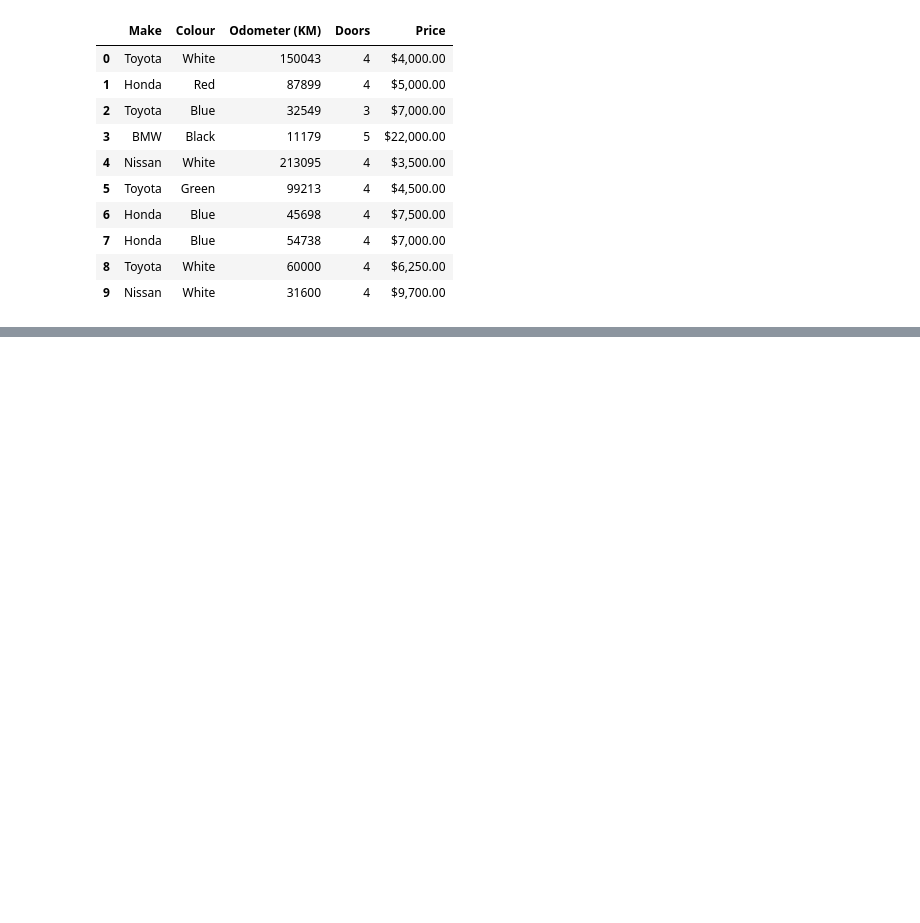
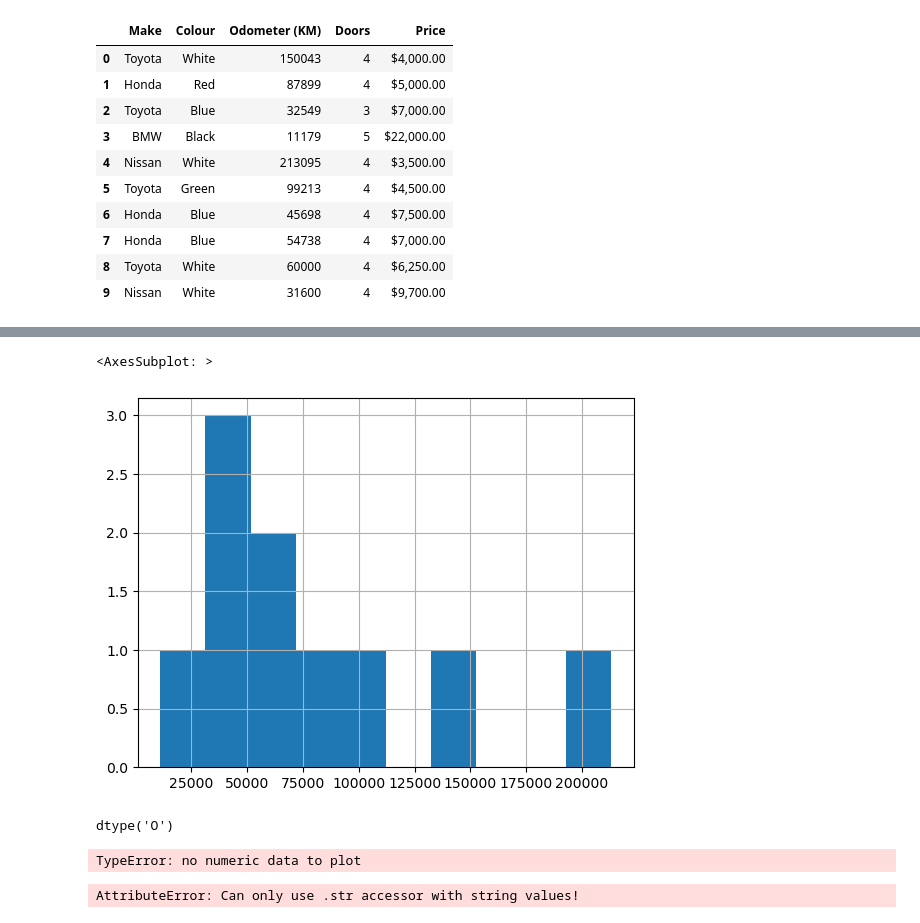
Before and after one commit to ihouwat/zero-to-mastery-ml, a Jupyter notebook: 001_pandas/introduction-to-pandas.ipynb, the cells around one changed output, grey strips where cells are left out. Saved outputs shown, nothing was run; the diff lists cells and outputs as text; code cells hidden in the pictures; blank space fills up the shorter version.

Commit message:
viewing and selecting data in pandas

```diff
--- a/001_pandas/introduction-to-pandas.ipynb
+++ b/001_pandas/introduction-to-pandas.ipynb
@@ -170,0 +437,19 @@ car_sales
+# %%
+car_sales["Odometer (KM)"].hist()
+# %% [output]
+<AxesSubplot: >
+[figure, added]
+# %%
+car_sales["Price"].dtype
+# %% [output]
+dtype('O')
+# %%
+# won't work because price is not a numeric data type
+car_sales["Price"].plot()
+# %% [output]
+TypeError: no numeric data to plot
+# %%
+# changing price type from object to integer
+car_sales["Price"] = car_sales["Price"].str.replace('[\$\]', '').astype(int)
+# %% [output]
+AttributeError: Can only use .str accessor with string values!
```
Also changed, not shown: parts of 32 cells of this notebook.
